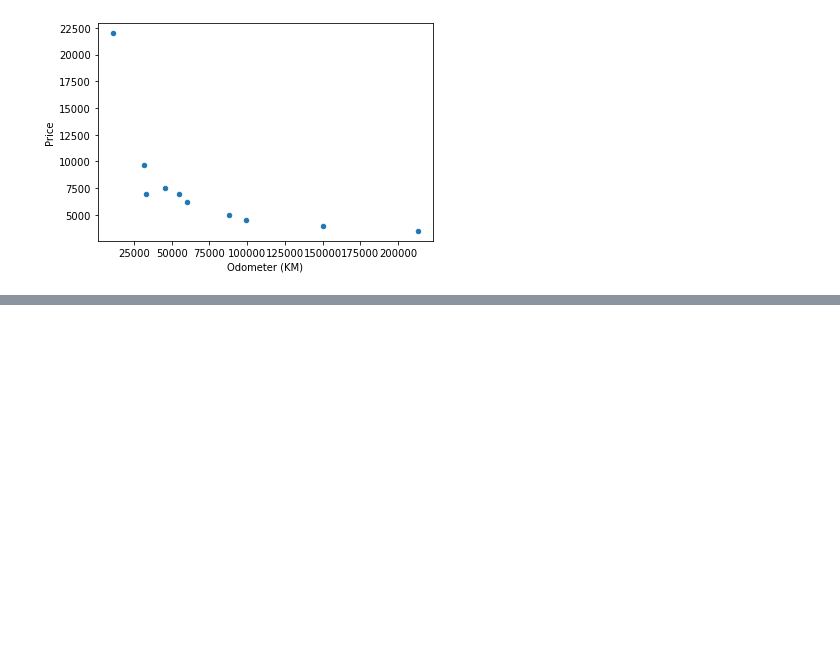
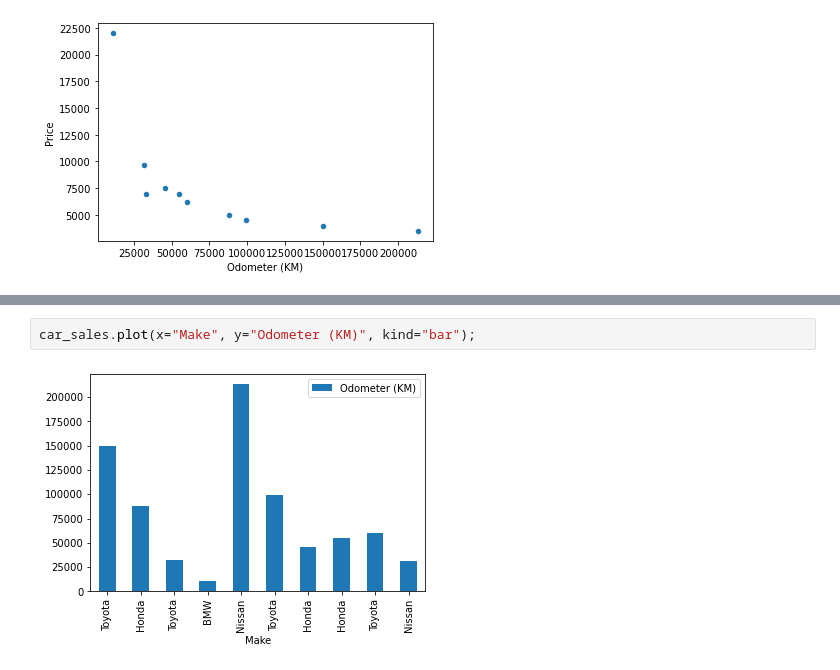
Before and after one commit to youhavechad/machine-learning, a Jupyter notebook: matplotlib/introductions to matplotlib.ipynb, the cells around one changed output, grey strips where cells are left out. Saved outputs shown, nothing was run; the diff lists cells and outputs as text; blank space fills up the shorter version.

```diff
--- a/matplotlib/introductions to matplotlib.ipynb
+++ b/matplotlib/introductions to matplotlib.ipynb
@@ -289,0 +332,4 @@ car_sales.plot(x="Odometer (KM)", y="Price", kind="scatter");
+# %%
+car_sales.plot(x="Make", y="Odometer (KM)", kind="bar");
+# %% [output]
+[figure, added]
```
Also changed, not shown: parts of 26 cells of this notebook.
